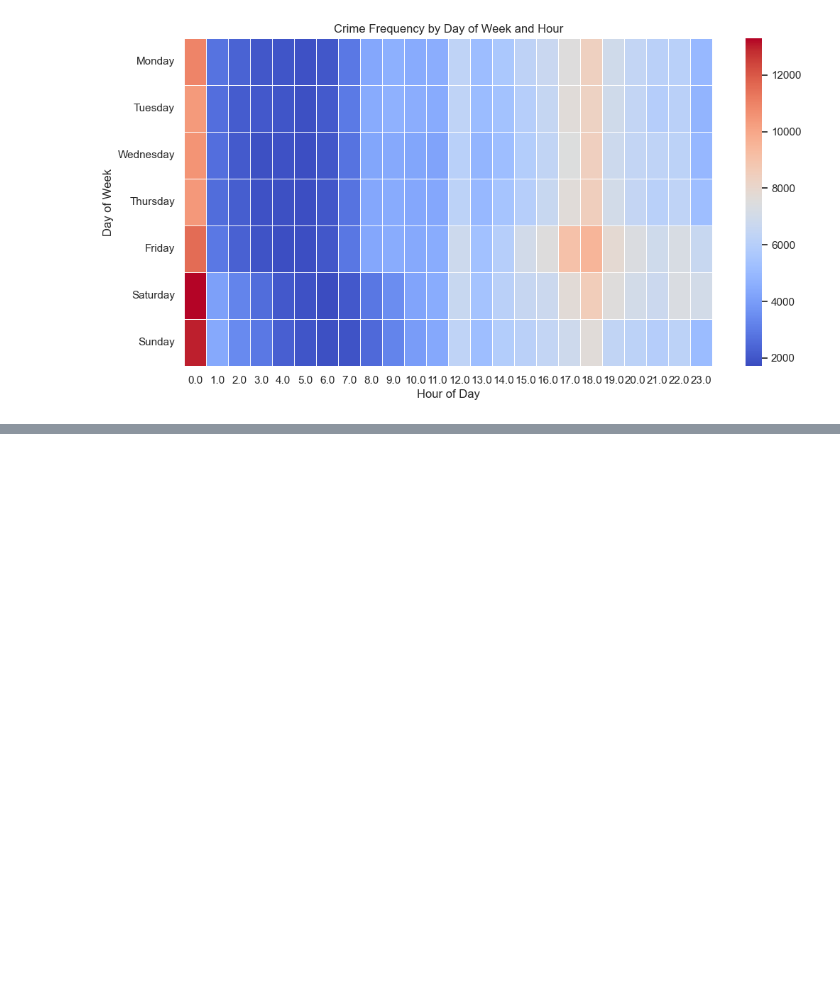
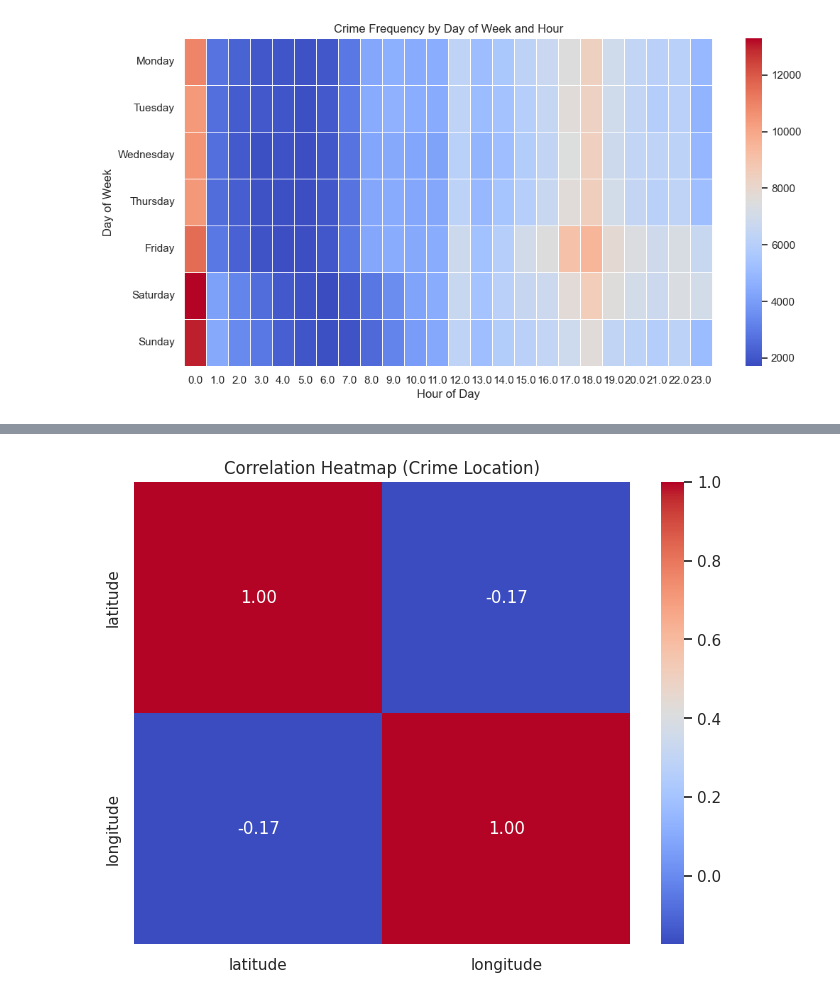
Before and after one commit to chrisho251/vancouver-end-to-end-housing-insights, a Jupyter notebook: src/exploratory/EDA_crime.ipynb, the cells around one changed output, grey strips where cells are left out. Saved outputs shown, nothing was run; the diff lists cells and outputs as text; code cells hidden in the pictures; blank space fills up the shorter version.

```diff
--- a/src/exploratory/EDA_crime.ipynb
+++ b/src/exploratory/EDA_crime.ipynb
@@ -115,0 +154,9 @@ plt.show()
+# %%
+# Correlation heatmap for numerical features
+plt.figure(figsize=(8, 6))
+corr_matrix = df[numeric_cols].corr()
+sns.heatmap(corr_matrix, annot=True, cmap='coolwarm', fmt='.2f')
+plt.title('Correlation Heatmap (Crime Location)')
+plt.show()
+# %% [output]
+[figure, added]
```
Also changed, not shown: parts of 3 cells of this notebook.
